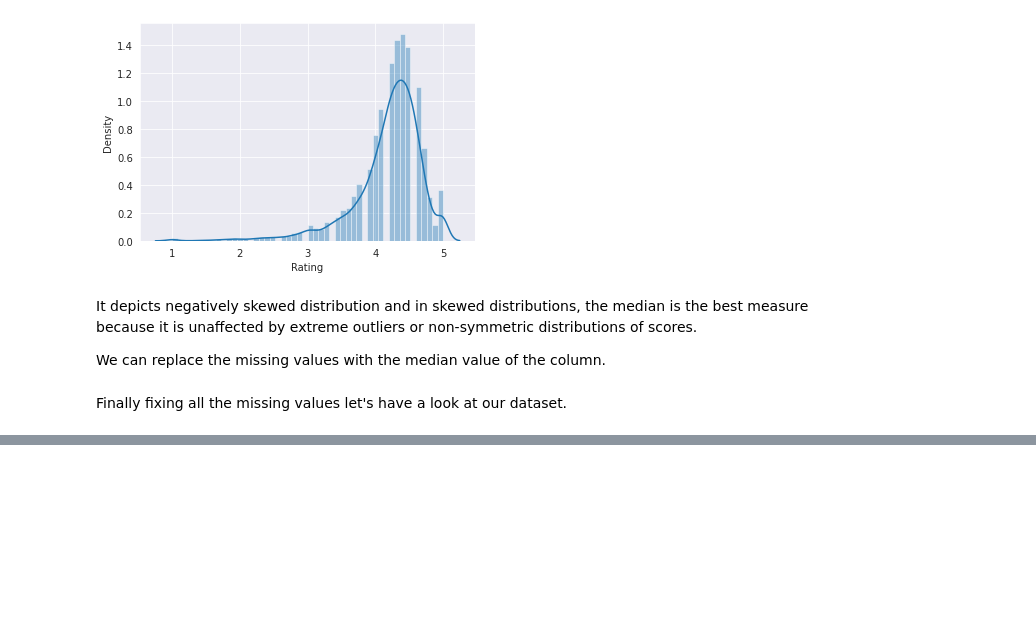
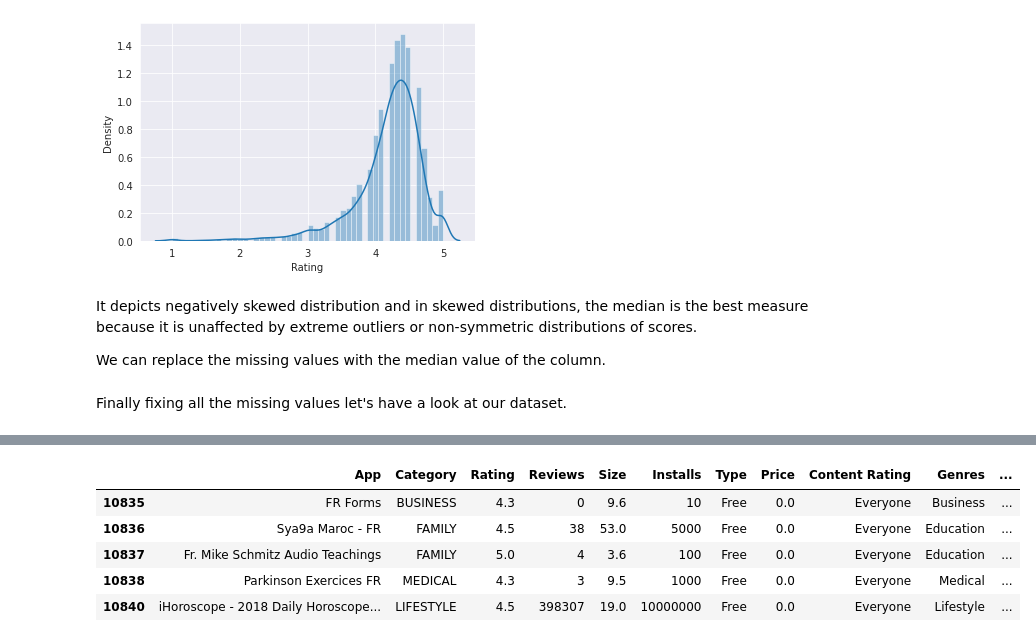
Before and after one commit to Swapnil-417/Play-Store-App-Review-Analysis, a Jupyter notebook: Play_Store_App_Review_Analysis_Capstone_Project.ipynb, the cells around one changed output, grey strips where cells are left out. Drawn from its saved outputs; the diff is of its cells as text; code cells hidden in the pictures; blank space fills up the shorter version.

```diff
--- a/Play_Store_App_Review_Analysis_Capstone_Project.ipynb
+++ b/Play_Store_App_Review_Analysis_Capstone_Project.ipynb
@@ -182,0 +277,9 @@ Finally fixing all the missing values let's have a look at our dataset.
+# %%
+apps_data.tail()
+# %% [output]
+|  | App | Category | Rating | Reviews | Size | Installs | Type | Price | Content Rating | Genres | ... |
+| 10835 | FR Forms | BUSINESS | 4.3 | 0 | 9.6 | 10 | Free | 0.0 | Everyone | Business | ... |
+| 10836 | Sya9a Maroc - FR | FAMILY | 4.5 | 38 | 53.0 | 5000 | Free | 0.0 | Everyone | Education | ... |
+| 10837 | Fr. Mike Schmitz Audio Teachings | FAMILY | 5.0 | 4 | 3.6 | 100 | Free | 0.0 | Everyone | Education | ... |
+| 10838 | Parkinson Exercices FR | MEDICAL | 4.3 | 3 | 9.5 | 1000 | Free | 0.0 | Everyone | Medical | ... |
+| 10840 | iHoroscope - 2018 Daily Horoscope... | LIFESTYLE | 4.5 | 398307 | 19.0 | 10000000 | Free | 0.0 | Everyone | Lifestyle | ... |
```
Also changed, not shown: parts of 22 cells of this notebook.
